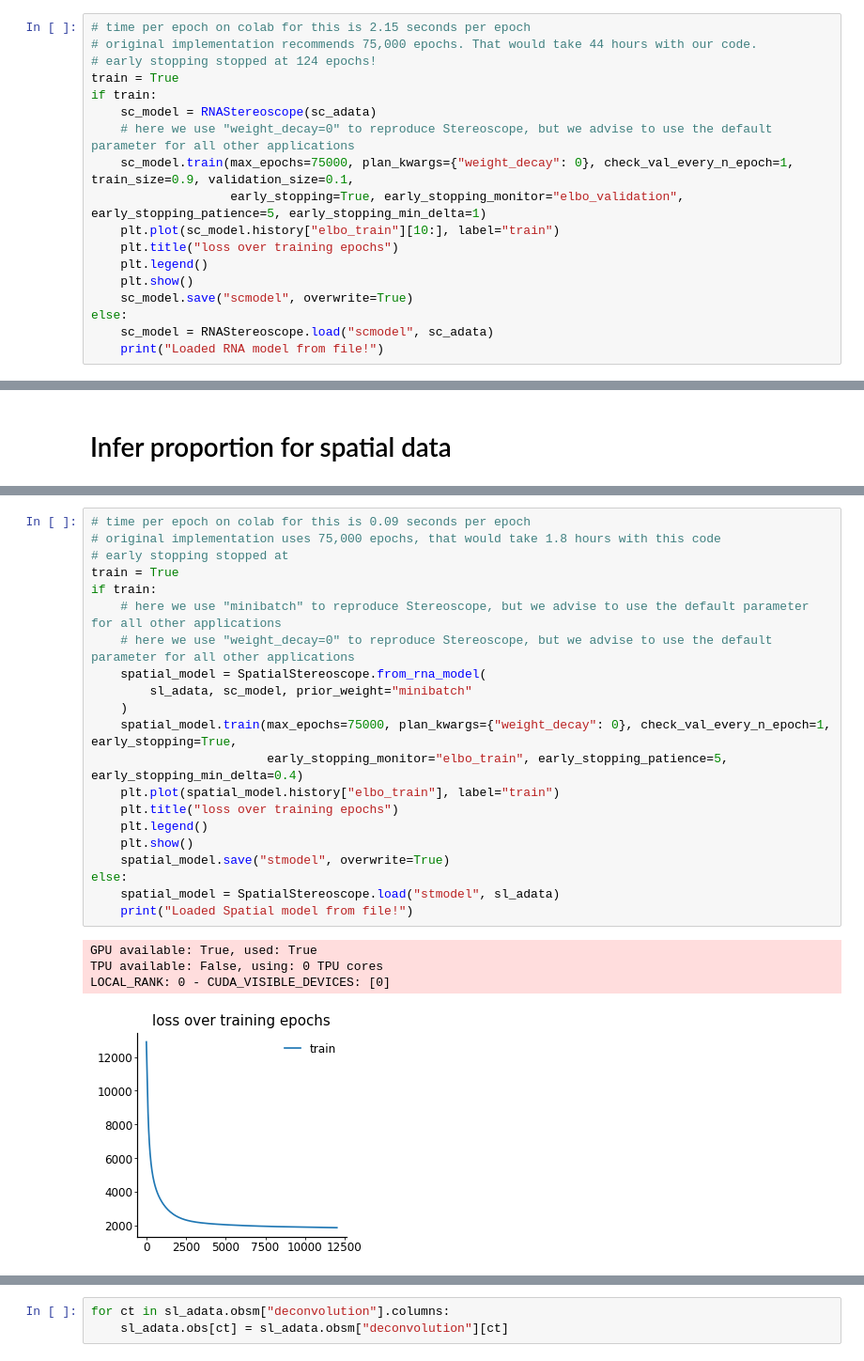
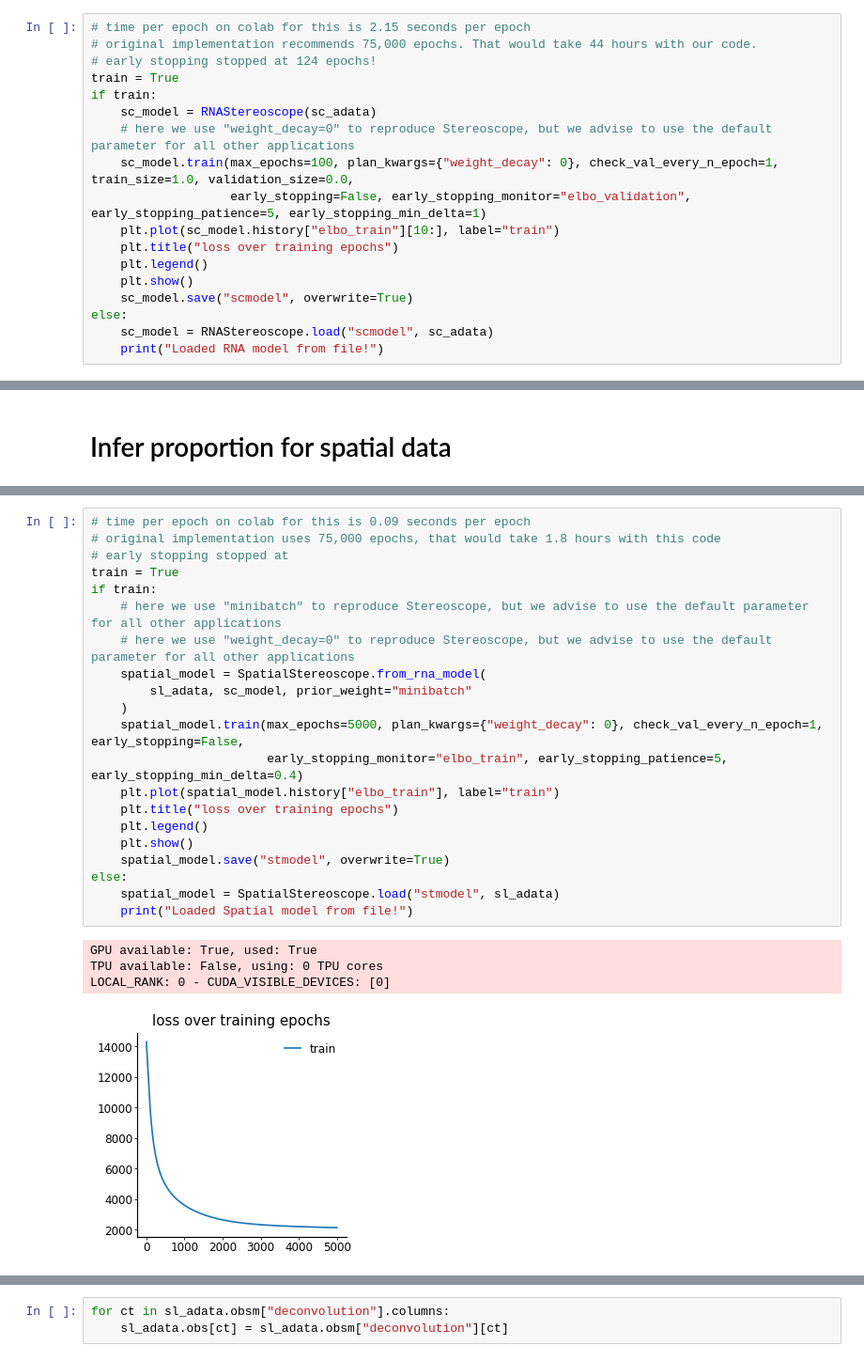
Before and after one commit to YosefLab/scvi-tools-reproducibility, a Jupyter notebook: docs/Stereoscope.ipynb, the cells around one changed output, grey strips where cells are left out. Shown at 94% size. Cells and saved outputs as stored; diff of their text form.

```diff
--- a/docs/Stereoscope.ipynb
+++ b/docs/Stereoscope.ipynb
@@ -214,8 +230,8 @@ train = True
 if train:
     sc_model = RNAStereoscope(sc_adata)
     # here we use "weight_decay=0" to reproduce Stereoscope, but we advise to use the default parameter for all other applications
-    sc_model.train(max_epochs=75000, plan_kwargs={"weight_decay": 0}, check_val_every_n_epoch=1, train_size=0.9, validation_size=0.1,
-                   early_stopping=True, early_stopping_monitor="elbo_validation", early_stopping_patience=5, early_stopping_min_delta=1)
+    sc_model.train(max_epochs=100, plan_kwargs={"weight_decay": 0}, check_val_every_n_epoch=1, train_size=1.0, validation_size=0.0,
+                   early_stopping=False, early_stopping_monitor="elbo_validation", early_stopping_patience=5, early_stopping_min_delta=1)
     plt.plot(sc_model.history["elbo_train"][10:], label="train")
     plt.title("loss over training epochs")
     plt.legend()
@@ -312,29 +327,29 @@ INFO     Please do not further modify adata until model is trained.
 # %%
 # time per epoch on colab for this is 0.09 seconds per epoch
 # original implementation uses 75,000 epochs, that would take 1.8 hours with this code
 # early stopping stopped at
 train = True
 if train:
     # here we use "minibatch" to reproduce Stereoscope, but we advise to use the default parameter for all other applications
     # here we use "weight_decay=0" to reproduce Stereoscope, but we advise to use the default parameter for all other applications
     spatial_model = SpatialStereoscope.from_rna_model(
         sl_adata, sc_model, prior_weight="minibatch"
     )
-    spatial_model.train(max_epochs=75000, plan_kwargs={"weight_decay": 0}, check_val_every_n_epoch=1, early_stopping=True,
+    spatial_model.train(max_epochs=5000, plan_kwargs={"weight_decay": 0}, check_val_every_n_epoch=1, early_stopping=False,
                         early_stopping_monitor="elbo_train", early_stopping_patience=5, early_stopping_min_delta=0.4)
     plt.plot(spatial_model.history["elbo_train"], label="train")
     plt.title("loss over training epochs")
     plt.legend()
     plt.show()
     spatial_model.save("stmodel", overwrite=True)
 else:
     spatial_model = SpatialStereoscope.load("stmodel", sl_adata)
     print("Loaded Spatial model from file!")
 # %% [output]
 GPU available: True, used: True
 TPU available: False, using: 0 TPU cores
 LOCAL_RANK: 0 - CUDA_VISIBLE_DEVICES: [0]
-[figure, old version]
+[figure, new version]
 # %%
 spatial_model.history["elbo_train"][-20:]
 # %% [output]
```
Also changed, not shown: parts of 33 cells of this notebook, 3 other files.
